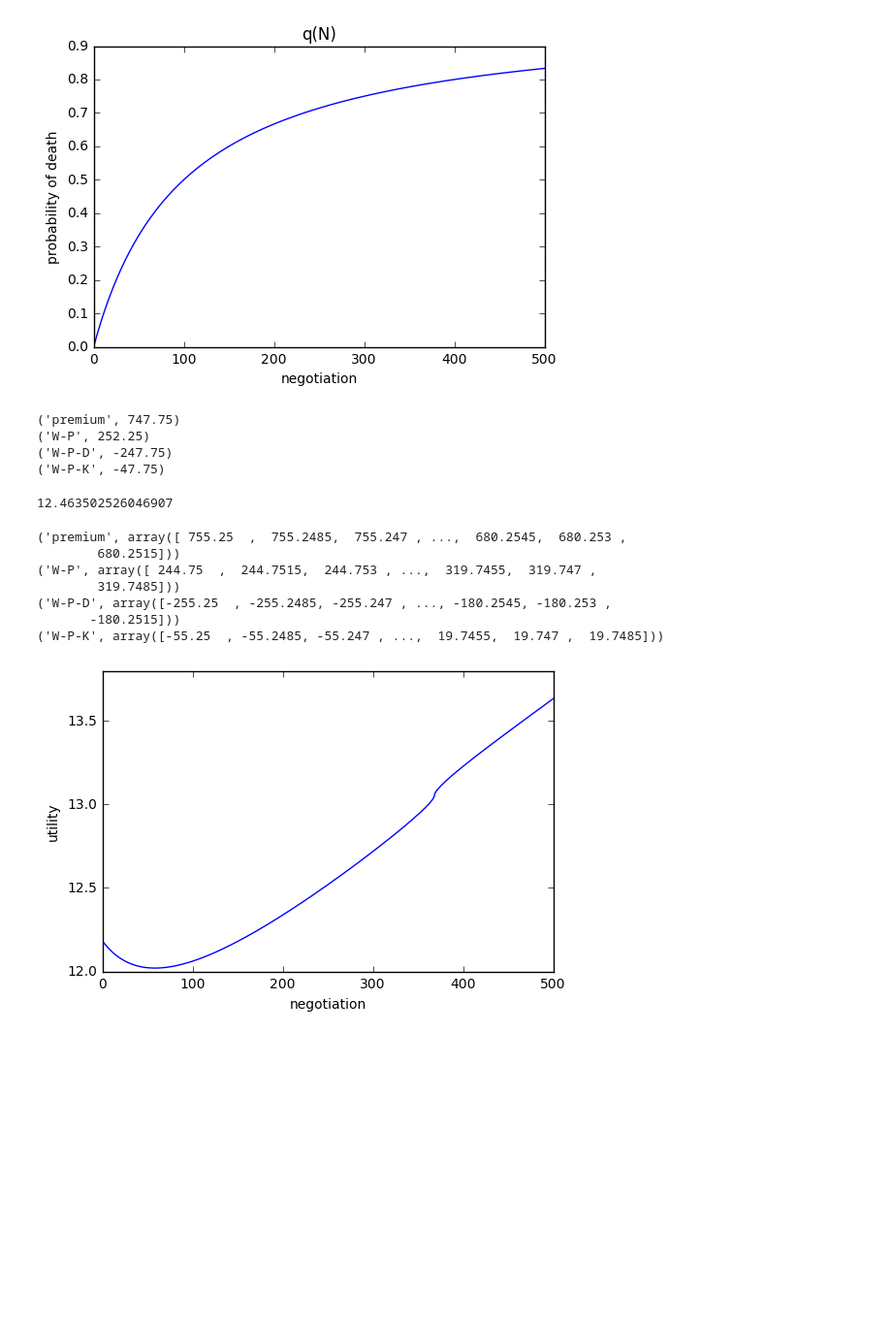
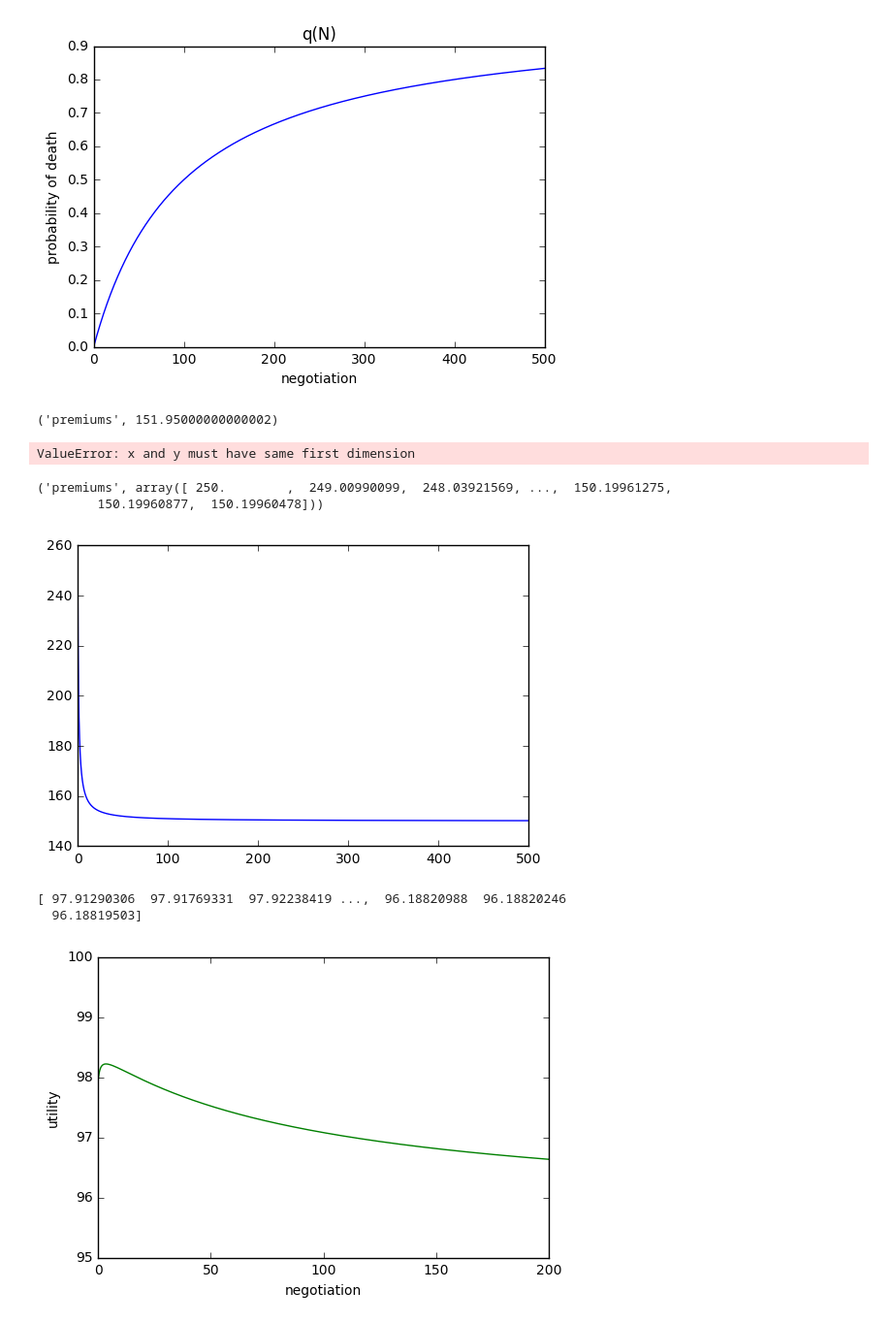
Before and after one commit to szwang/kr-insurance-models, a Jupyter notebook: negotiation-model.ipynb, the cells around one changed output. Shown at 97% size. Drawn from its saved outputs; the diff is of its cells as text; code cells hidden in the pictures; blank space fills up the shorter version.

```diff
--- a/negotiation-model.ipynb
+++ b/negotiation-model.ipynb
@@ -6,11 +6,11 @@ import matplotlib.pyplot as plt
 # %%
 # utility function
 def utility(x):
-    return np.where(x>=0, np.sqrt(x), -np.sqrt(-x))
+    return np.sqrt(x)
 
 # ransom, R
 def ransom(N, N_bar):
-    return 5000 + (60-N) + .5*(50-N_bar)
+    return 5000 + 2000/(N+1) - 2000
 
 # insurance premium, P
 def premium(p, R):
@@ -55,22 +57,19 @@ plt.show()
 [figure]
 # %%
 # expected utility function with p, W, D, K, N, N_bar as exogenous variables
+xvals = np.arange(0, 500, .01)
+
 def expected_utility(p, W, D, K, N, N_bar):
     P = premium(p, ransom(N, N_bar))
-    print('premium', P)
-    print('W-P', W-P)
-    print('W-P-D', W-P-D)
-    print('W-P-K', W-P-K)
-    plt.plot(W-P-K)
     return (1-p)*utility(W-P) + \
             p*p_death(N)*utility(W-P-D) + \
             p*(1-p_death(N))*utility(W-P-K)
 # %%
 # setting exogenous variables
-p = .15
-W = 1000
-D = 500
-K = 300
+p = .05
+W = 10000
+D = 9000
+K = 3000
 N_bar = 100
 
 # function of N
@@ -79,27 +78,24 @@ def U(N):
 # %%
 U(50)
 # %% [output]
-('premium', 747.75)
-('W-P', 252.25)
-('W-P-D', -247.75)
-('W-P-K', -47.75)
+('premiums', 151.95000000000002)
-12.463502526046907
+ValueError: x and y must have same first dimension
 # %%
 # plot function
-xvals = np.arange(0, 500, 0.01)
+
 yvals = U(xvals)
+print(yvals)
 plt.plot(xvals, yvals)
 plt.xlabel('negotiation')
 plt.ylabel('utility')
+plt.axis([0, 200, 95, 100])
 plt.show()
 # %% [output]
-('premium', array([ 755.25  ,  755.2485,  755.247 , ...,  680.2545,  680.253 ,
-        680.2515]))
-('W-P', array([ 244.75  ,  244.7515,  244.753 , ...,  319.7455,  319.747 ,
-        319.7485]))
-('W-P-D', array([-255.25  , -255.2485, -255.247 , ..., -180.2545, -180.253 ,
-       -180.2515]))
-('W-P-K', array([-55.25  , -55.2485, -55.247 , ...,  19.7455,  19.747 ,  19.7485]))
+('premiums', array([ 250.        ,  249.00990099,  248.03921569, ...,  150.19961275,
+        150.19960877,  150.19960478]))
-[figure, old version]
+[figure, new version]
+[ 97.91290306  97.91769331  97.92238419 ...,  96.18820988  96.18820246
+  96.18819503]
+[figure, added]
 # %%
 # recursive search for min
```
Also changed, not shown: parts of 3 cells of this notebook.
